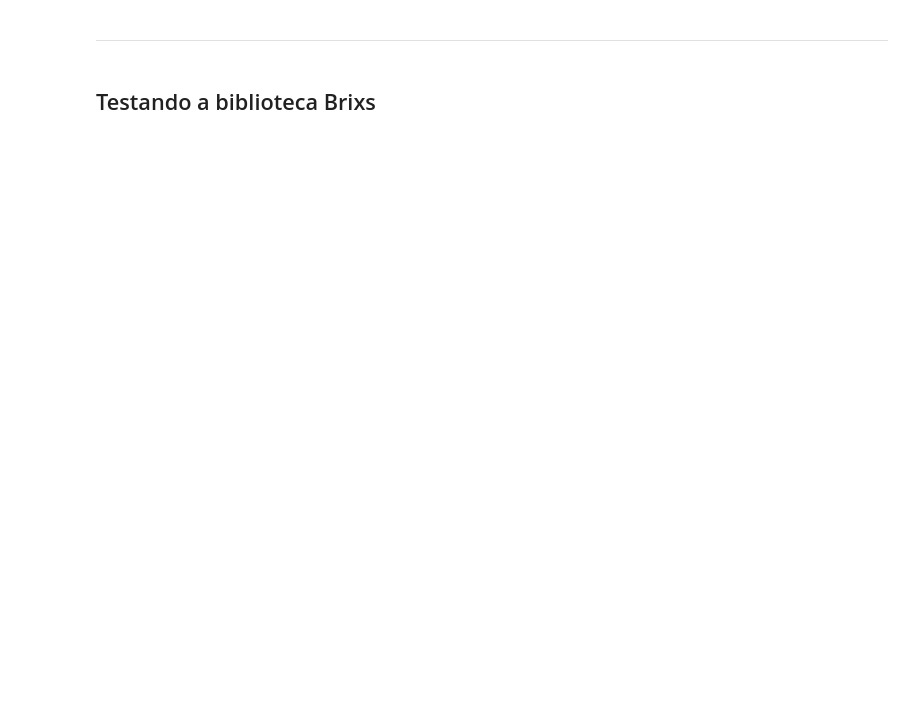
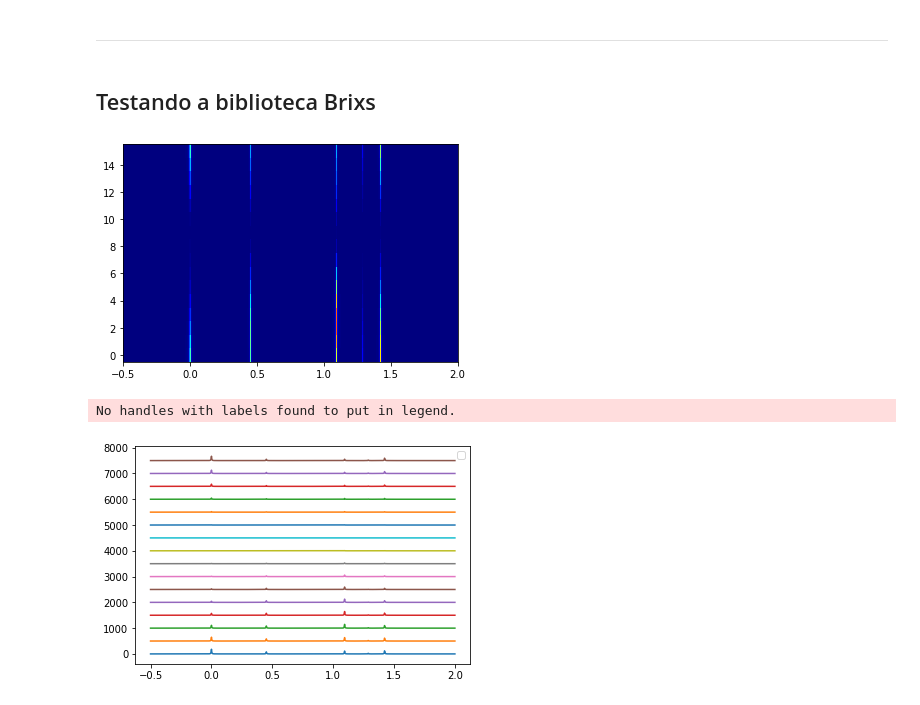
Before and after one commit to danischagas/IP-III---RIXS, a Jupyter notebook: 20.10.graficosrixs.ipynb, the cells around one changed output. Saved outputs shown, nothing was run; the diff lists cells and outputs as text; code cells hidden in the pictures; blank space fills up the shorter version.

```diff
--- a/20.10.graficosrixs.ipynb
+++ b/20.10.graficosrixs.ipynb
@@ -257,37 +219,41 @@ plt.show()
 # %% [markdown]
 ## Testando a biblioteca Brixs
 # %%
-s1 = br.Spectrum(filepath = 'Calc2/x2-y2/X2-y2_ch1/0.dat')
-s2 = br.Spectrum(filepath = 'Calc2/x2-y2/X2-y2_ch1/010.dat')
-s3 = br.Spectrum(filepath = 'Calc2/x2-y2/X2-y2_ch1/020.dat')
-s4 = br.Spectrum(filepath = 'Calc2/x2-y2/X2-y2_ch1/030.dat')
-s5 = br.Spectrum(filepath = 'Calc2/x2-y2/X2-y2_ch1/040.dat')
-s6 = br.Spectrum(filepath = 'Calc2/x2-y2/X2-y2_ch1/050.dat')
-s7 = br.Spectrum(filepath = 'Calc2/x2-y2/X2-y2_ch1/060.dat')
-s8 = br.Spectrum(filepath = 'Calc2/x2-y2/X2-y2_ch1/070.dat')
-s9 = br.Spectrum(filepath = 'Calc2/x2-y2/X2-y2_ch1/080.dat')
-s10 = br.Spectrum(filepath = 'Calc2/x2-y2/X2-y2_ch1/090.dat')
-s11 = br.Spectrum(filepath = 'Calc2/x2-y2/X2-y2_ch1/100.dat')
-s12 = br.Spectrum(filepath = 'Calc2/x2-y2/X2-y2_ch1/110.dat')
-s13 = br.Spectrum(filepath = 'Calc2/x2-y2/X2-y2_ch1/120.dat')
-s14 = br.Spectrum(filepath = 'Calc2/x2-y2/X2-y2_ch1/130.dat')
-s15 = br.Spectrum(filepath = 'Calc2/x2-y2/X2-y2_ch1/140.dat')
-s16 = br.Spectrum(filepath = 'Calc2/x2-y2/X2-y2_ch1/150.dat')
+s1 = br.Spectrum(filepath = 'LH/x2-y2/ch1/s00_th0.dat')
+s2 = br.Spectrum(filepath = 'LH/x2-y2/ch1/s01_th10.dat')
+s3 = br.Spectrum(filepath = 'LH/x2-y2/ch1/s02_th20.dat')
+s4 = br.Spectrum(filepath = 'LH/x2-y2/ch1/s03_th30.dat')
+s5 = br.Spectrum(filepath = 'LH/x2-y2/ch1/s04_th40.dat')
+s6 = br.Spectrum(filepath = 'LH/x2-y2/ch1/s05_th50.dat')
+s7 = br.Spectrum(filepath = 'LH/x2-y2/ch1/s06_th60.dat')
+s8 = br.Spectrum(filepath = 'LH/x2-y2/ch1/s07_th70.dat')
+s9 = br.Spectrum(filepath = 'LH/x2-y2/ch1/s08_th80.dat')
+s10 = br.Spectrum(filepath = 'LH/x2-y2/ch1/s09_th90.dat')
+s11 = br.Spectrum(filepath = 'LH/x2-y2/ch1/s10_th100.dat')
+s12 = br.Spectrum(filepath = 'LH/x2-y2/ch1/s11_th110.dat')
+s13 = br.Spectrum(filepath = 'LH/x2-y2/ch1/s12_th120.dat')
+s14 = br.Spectrum(filepath = 'LH/x2-y2/ch1/s13_th130.dat')
+s15 = br.Spectrum(filepath = 'LH/x2-y2/ch1/s14_th140.dat')
+s16 = br.Spectrum(filepath = 'LH/x2-y2/ch1/s15_th150.dat')
 
 ss = br.Spectra(s1, s2, s3, s4, s5, s6, s7, s8, s9, s10, s11, s12, s13, s14, s15, s16)
 ss.interp()
 
 map = ss.calculate_map(axis=1)
 plt.figure()
 map.plot()
 plt.show()
 
 for i,s in enumerate(ss):
     s.y += 500*i
 
 plt.figure()
 ss.plot()
 plt.legend()
 plt.show()
+# %% [output]
+[figure, added]
+No handles with labels found to put in legend.
+[figure, added]
 # %%
 for s in ss:
```
Also changed, not shown: parts of 5 cells of this notebook, 8 other files.
